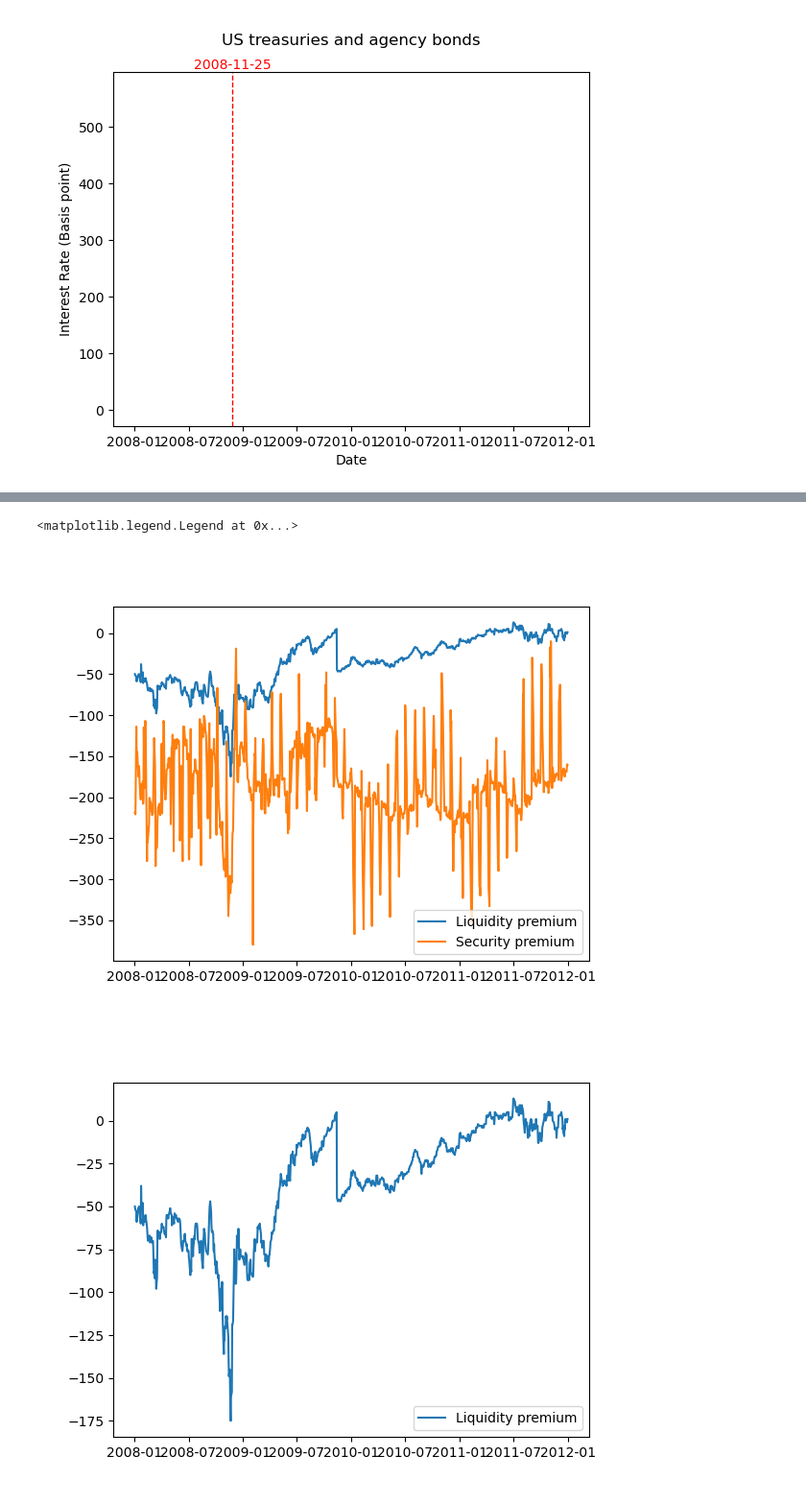
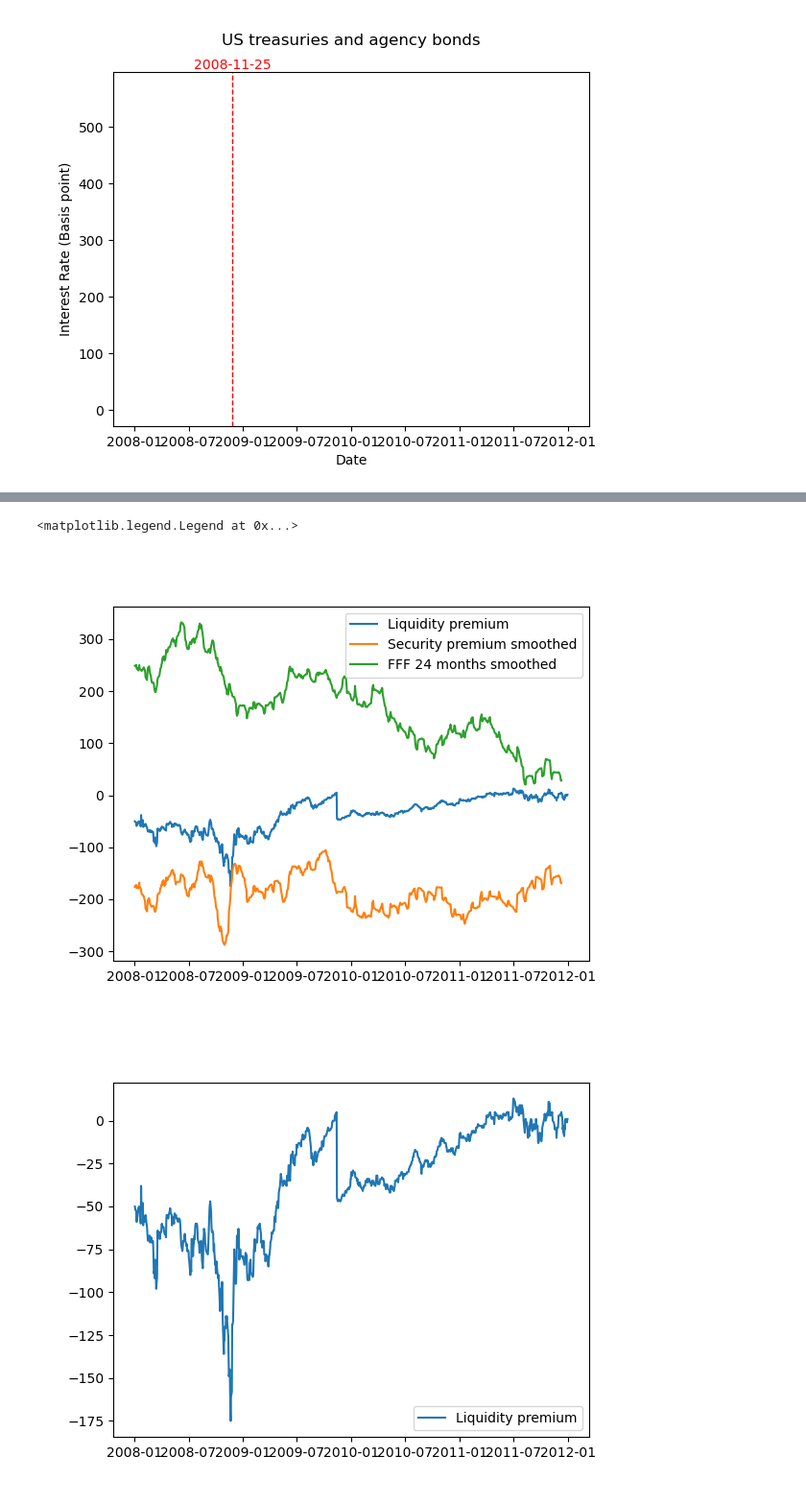
Before and after one commit to NumEconCopenhagen/projects-2023-3500, a Jupyter notebook: dataproject/dataproject.ipynb, the cells around one changed output, grey strips where cells are left out. Shown at 96% size. Cells and saved outputs as stored; diff of their text form; code cells hidden in the pictures.

```diff
--- a/dataproject/dataproject.ipynb
+++ b/dataproject/dataproject.ipynb
@@ -196,19 +198,27 @@ We now make a new variable that is the spread between Agency bond and treasuries
 # %%
 df_merged['liquidity channel 10'] = df_merged['10 year'] - df_merged['Fannie Mae 10']
 df_merged['security channel 10'] = df_merged['FFF 24 months'] - df_merged['Fannie Mae 10']
+
+# Apply rolling average to security channel
+window_size = 15  # Adjust the window size as desired
+df_merged['security channel 10 smoothed'] = df_merged['security channel 10'].rolling(window_size).mean()
+df_merged['FFF 24 months smoothed'] = df_merged['FFF 24 months'].rolling(window_size).mean()
 
 fig1, ax1 = plt.subplots()
 
 # Plot the liquidity channel
 ax1.plot(df_merged['Date'], df_merged['liquidity channel 10'], label='Liquidity premium')
 
-# Plot the security channel
-ax1.plot(df_merged['Date'], df_merged['security channel 10'], label='Security premium')
+# Plot the smoothed security channel
+ax1.plot(df_merged['Date'], df_merged['security channel 10 smoothed'], label='Security premium smoothed')
 
-ax1.legend(loc='lower right')
+# Plot the 'FFF 24 months' data
+ax1.plot(df_merged['Date'], df_merged['FFF 24 months smoothed'], label='FFF 24 months smoothed')
+
+ax1.legend(loc='upper right')
 # %% [output]
 <matplotlib.legend.Legend at 0x...>
-[figure, old version]
+[figure, new version]
 # %%
 df_merged['liquidity channel 10'] = df_merged['10 year'] - df_merged['Fannie Mae 10']
 df_merged['security channel 10'] = df_merged['FFF 24 months'] - df_merged['Fannie Mae 10']
```
Also changed, not shown: parts of 5 cells of this notebook.
